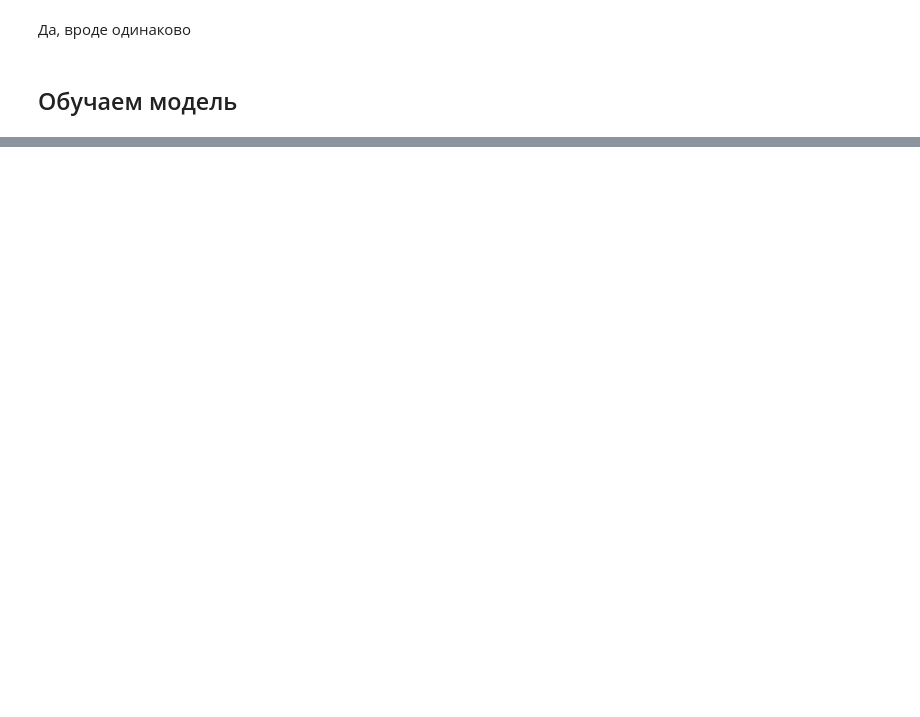
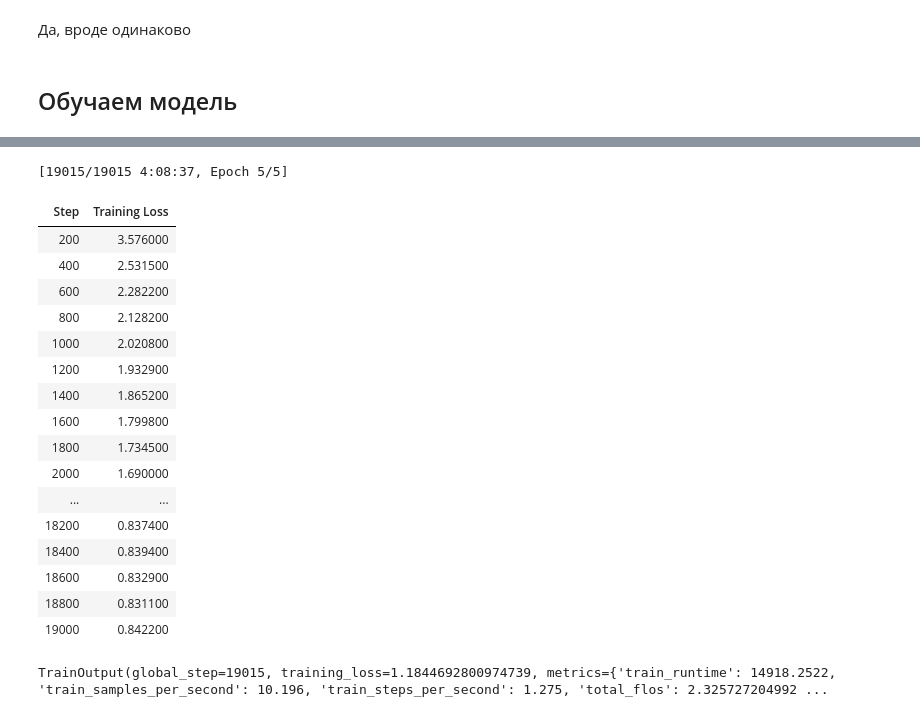
Before and after one commit to kechsin/TinyDialogues, a Jupyter notebook: test_notebook.ipynb, the cells around one changed output, grey strips where cells are left out. Cells and saved outputs as stored; diff of their text form; code cells hidden in the pictures; blank space fills up the shorter version.

```diff
--- a/test_notebook.ipynb
+++ b/test_notebook.ipynb
@@ -178,0 +257,10 @@ ImportError: cannot import name 'is_torch_tpu_available' from 'transformers' (/u
+# %%
+tokenizer = AutoTokenizer.from_pretrained("TD_tokenizer")
+tokenizer.pad_token = tokenizer.eos_token
+# %%
+data_files = {
+    "train": "TD/train.txt",
+    "validation": "TD/val.txt"
+}
+
+raw_datasets = load_dataset("text", data_files=data_files)
@@ -178,0 +282,36 @@ ImportError: cannot import name 'is_torch_tpu_available' from 'transformers' (/u
+# %%
+# GPT‑2 SMALL config (124M params, as in paper)
+config = GPT2Config(
+    vocab_size=len(tokenizer),
+    n_positions=1024,
+    n_ctx=1024,
+)
+# %%
+model = GPT2LMHeadModel(config)
+# %%
+training_args = TrainingArguments(
+    output_dir="gpt2_td",
+    overwrite_output_dir=True,
+    # evaluation_strategy="epoch",
+    learning_rate=1e-4,
+    per_device_train_batch_size=1,
+    per_device_eval_batch_size=1,
+    gradient_accumulation_steps=8,
+    num_train_epochs=5,  # paper uses 20; reduced for Colab
+    weight_decay=0.0,
+    logging_steps=200,
+    save_strategy="epoch",
+    report_to="none",
+    seed=SEED,
+)
+
+trainer = Trainer(
+    model=model,
+    args=training_args,
+    train_dataset=tokenized_datasets["train"],
+    eval_dataset=tokenized_datasets["validation"],
+    tokenizer=tokenizer,
+)
+
+trainer.train()
+# %% [output]
@@ -178,0 +320,19 @@ ImportError: cannot import name 'is_torch_tpu_available' from 'transformers' (/u
+[19015/19015 4:08:37, Epoch 5/5]
+| Step | Training Loss |
+| 200 | 3.576000 |
+| 400 | 2.531500 |
+| 600 | 2.282200 |
+| 800 | 2.128200 |
+| 1000 | 2.020800 |
+| 1200 | 1.932900 |
+| 1400 | 1.865200 |
+| 1600 | 1.799800 |
+| 1800 | 1.734500 |
+| 2000 | 1.690000 |
+| ... | ... |
+| 18200 | 0.837400 |
+| 18400 | 0.839400 |
+| 18600 | 0.832900 |
+| 18800 | 0.831100 |
+| 19000 | 0.842200 |
+TrainOutput(global_step=19015, training_loss=1.1844692800974739, metrics={'train_runtime': 14918.2522, 'train_samples_per_second': 10.196, 'train_steps_per_second': 1.275, 'total_flos': 2.325727204992 ...
```
Also changed, not shown: parts of 22 cells of this notebook.
